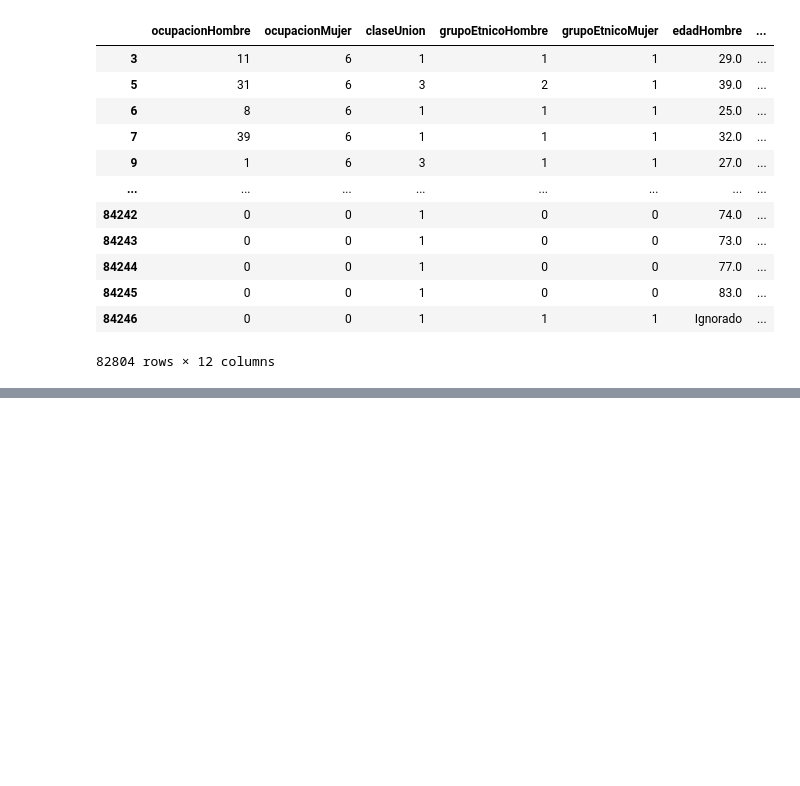
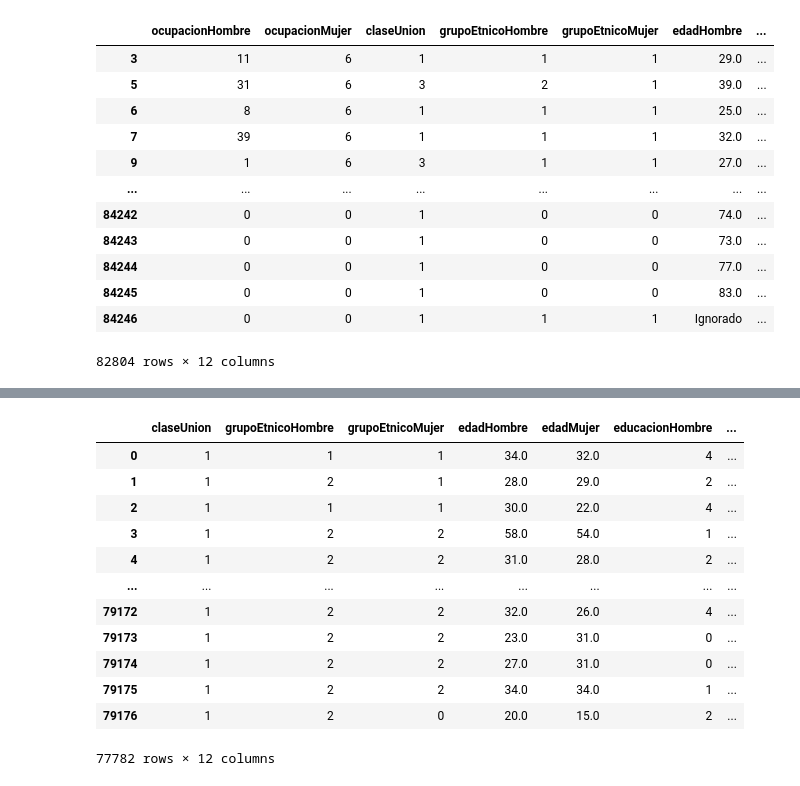
Before and after one commit to MGonza20/Proyecto1_MD, a Jupyter notebook: proyecto_final.ipynb, the cells around one changed output, grey strips where cells are left out. Drawn from its saved outputs; the diff is of its cells as text; code cells hidden in the pictures; blank space fills up the shorter version.

```diff
--- a/proyecto_final.ipynb
+++ b/proyecto_final.ipynb
@@ -361,33 +385,53 @@ columns_use_2015.append('edadHombre')
 
 # Edad de la mujer
 data_2015['edadMujer'] = data_2015['EDADMUJ']
 columns_use_2015.append('edadMujer')
 
 # Nivel de educacion del hombre y de la mujer
 educacion_tipos_2015 = {'Ninguno': 1, 'Primaria': 2, 'Básico': 3, 'Diversificado': 4, 'Universitario': 5, 'Postgrado': 6}
 data_2015['educacionHombre'] = data_2015['ESCHOM'].apply(lambda x: educacion_tipos_2015.get(x, 0))
 data_2015['educacionMujer'] = data_2015['ESCMUJ'].apply(lambda x: educacion_tipos_2015.get(x, 0))
 columns_use_2015.extend(['educacionHombre', 'educacionMujer'])
 
 # Oficio del hombre
 data_2015['ocupacionHombre'] = data_2015['CIUOHOM'].apply(lambda x: mas_ocupaciones.get(x, 0))
 columns_use_2015.append('ocupacionHombre')
 
 # Oficio de la mujer
 data_2015['ocupacionMujer'] = data_2015['CIUOMUJ'].apply(lambda x: ocupacion_tipos_basico.get(x, 0))
 columns_use_2015.append('ocupacionMujer')
 
 # Departamento de ocurrencia de matrimonio
 data_2015['departamentoOcurrencia'] = data_2015['DEPREG'].apply(lambda x: departamentos_2011_2019.get(x, 0))
 columns_use_2015.append('departamentoOcurrencia')
 
 # Mes de ocurrencia de matrimonio
 data_2015['mesOcurrencia'] = data_2015['MESREG'].apply(lambda x: meses_ocurrencia.get(x, 0))
 columns_use_2015.append('mesOcurrencia')
 
 # Año de registro de matrimonio
 data_2015['anioRegistro'] = data_2015['AÑOREG']
 columns_use_2015.append('anioRegistro')
+
+# data final - 2015
+columns_not_used_2015 = [x for x in data_2015.columns if x not in columns_use_2015]
+data_2015_final = data_2015.drop(columns_not_used_2015, axis=1)
+
+data_2015_final
+# %% [output]
+|  | claseUnion | grupoEtnicoHombre | grupoEtnicoMujer | edadHombre | edadMujer | educacionHombre | ... |
+| 0 | 1 | 1 | 1 | 34.0 | 32.0 | 4 | ... |
+| 1 | 1 | 2 | 1 | 28.0 | 29.0 | 2 | ... |
+| 2 | 1 | 1 | 1 | 30.0 | 22.0 | 4 | ... |
+| 3 | 1 | 2 | 2 | 58.0 | 54.0 | 1 | ... |
+| 4 | 1 | 2 | 2 | 31.0 | 28.0 | 2 | ... |
+| ... | ... | ... | ... | ... | ... | ... | ... |
+| 79172 | 1 | 2 | 2 | 32.0 | 26.0 | 4 | ... |
+| 79173 | 1 | 2 | 2 | 23.0 | 31.0 | 0 | ... |
+| 79174 | 1 | 2 | 2 | 27.0 | 31.0 | 0 | ... |
+| 79175 | 1 | 2 | 2 | 34.0 | 34.0 | 1 | ... |
+| 79176 | 1 | 2 | 0 | 20.0 | 15.0 | 2 | ... |
+77782 rows × 12 columns
 # %%
 # Limpieza data - 2016
 
```
Also changed, not shown: parts of 10 cells of this notebook.
